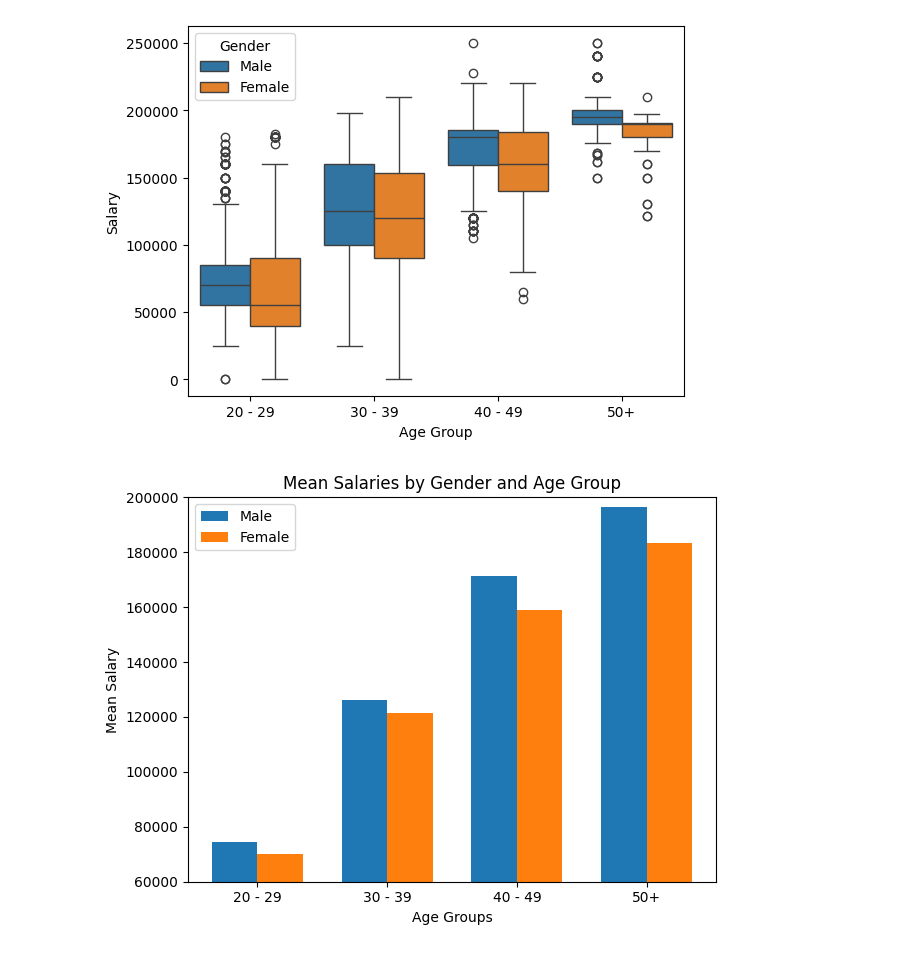
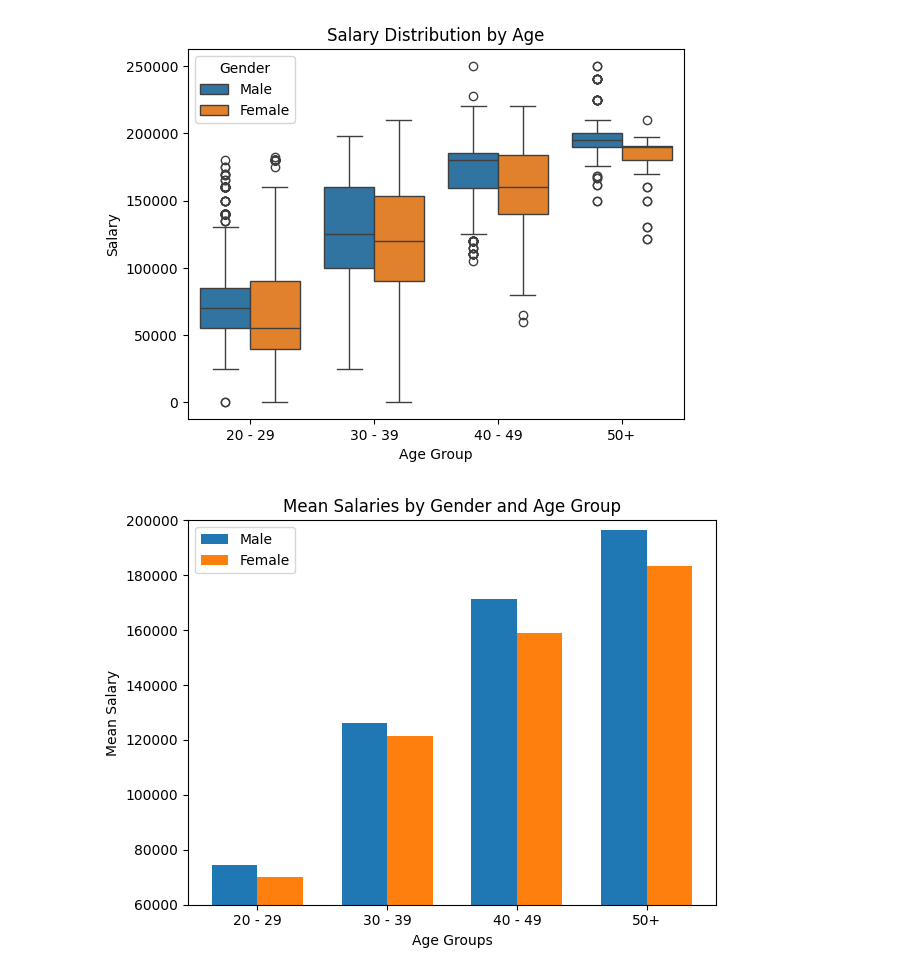
Before and after one commit to Bmcunningham4/CA_Data_Science_P2, a Jupyter notebook: data_visualisations.ipynb, the cells around one changed output. Saved outputs shown, nothing was run; the diff lists cells and outputs as text; code cells hidden in the pictures.

```diff
--- a/data_visualisations.ipynb
+++ b/data_visualisations.ipynb
@@ -5,11 +5,9 @@ import matplotlib.pyplot as plt
 import re
 from scipy.stats import chi2_contingency
 
-salary_df = pd.read_csv("Salary.csv")
+salary_df = pd.read_csv("Data_Exploration/Salary.csv")
 male_df = salary_df[salary_df.Gender == "Male"]
 female_df = salary_df[salary_df.Gender == "Female"]
-
-#todo: Don't forget to add titles to all and markdowns in between each category!
 # %%
 
 #* Functions
@@ -173,37 +169,37 @@ Salary Range
 
 The Chi-Square Statistic is: 171.91
 # %%
+
+#?? -------- Markdonws in between!
 #! Age
 #* BoxPlot
 salary_df["Age Group"] = salary_df.Age.apply(age_group_funct)
 age_order = ["20 - 29", "30 - 39", "40 - 49", "50+"]
 
 sns.boxplot(data = salary_df, x = "Age Group", y = "Salary", order = age_order, hue="Gender")
+plt.title("Salary Distribution by Age")
 plt.show()
 plt.close()
 
 #* Bar
-age_order = ["20 - 29", "30 - 39", "40 - 49", "50+"] #? Delete once done with it ^ don't need duplicates..
 male_means = [male_20_29_mean, male_30_39_mean, male_40_49_mean, male_50_100_mean]
 female_means = [female_20_29_mean, female_30_39_mean, female_40_49_mean, female_50_100_mean]
-
 
 bar_width = 0.35
 x = range(len(age_order))
 plt.bar(x, male_means, width=bar_width, label='Male', align='center')
 plt.bar([i + bar_width for i in x], female_means, width=bar_width, label='Female', align='center')
-
 
 plt.xlabel("Age Groups")
 plt.ylabel("Mean Salary")
 plt.title("Mean Salaries by Gender and Age Group")
 plt.xticks([i + bar_width / 2 for i in x], age_order)
 plt.legend()
 plt.ylim(60000, 200000)
 plt.tight_layout()
 plt.show()
 plt.close()
 # %% [output]
-[figure, old version]
+[figure, new version]
 [figure]
 # %%
```
Also changed, not shown: parts of 8 cells of this notebook, 17 other files.
